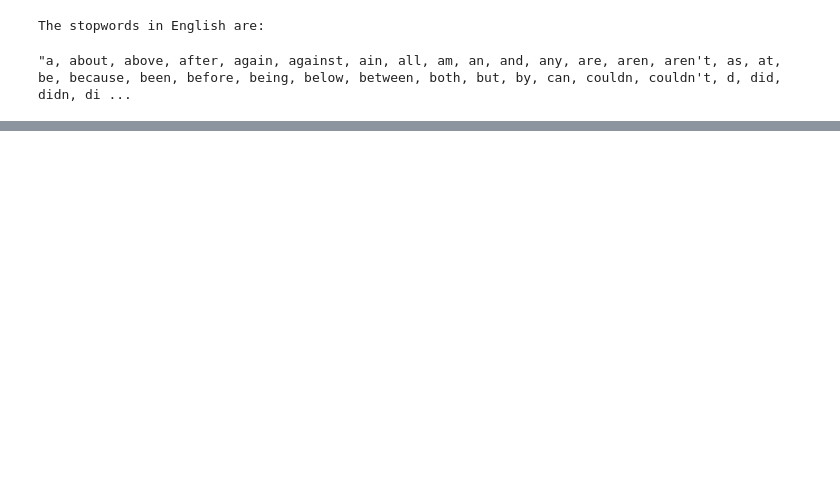
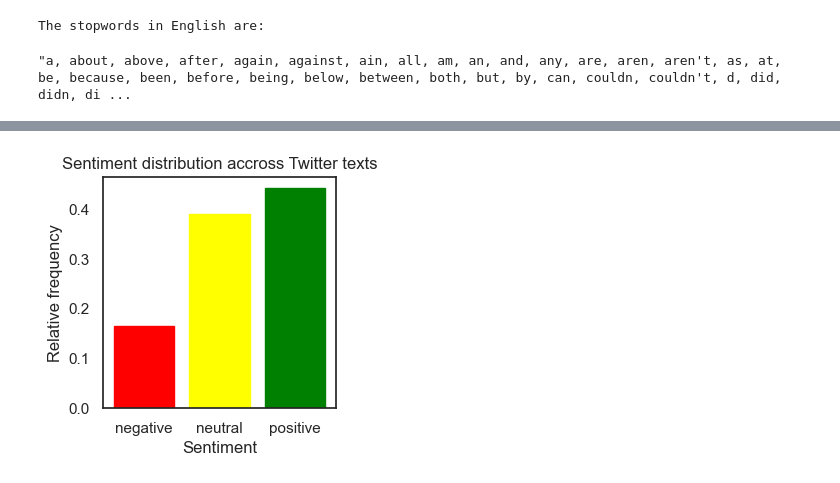
Before and after one commit to Najiyya123/twitter-sentiment-analysis-nlp, a Jupyter notebook: sentiment analysis.ipynb, the cells around one changed output, grey strips where cells are left out. Drawn from its saved outputs; the diff is of its cells as text; code cells hidden in the pictures; blank space fills up the shorter version.

```diff
--- a/sentiment analysis.ipynb
+++ b/sentiment analysis.ipynb
@@ -224,0 +246,3 @@ The stopwords in English are:
+# %%
+df['new_text'] = df['new_text'].apply(lambda x: remove_num_url_email(x))
+df.tail(2)
@@ -224,0 +299,3 @@ The stopwords in English are:
+# %%
+df['text_nlst'] = df['text_lst'].apply(lambda x: unlist(x))
+df.tail()
@@ -224,0 +309,15 @@ The stopwords in English are:
+# %%
+vaderScores = pd.DataFrame()
+vaderScores['original_text'] = df['original_text']
+vaderScores['text'] = df['text_nlst']
+
+def compute_vader_scores(df, label):
+    sid = SentimentIntensityAnalyzer()
+    df["vader_neg"] = df[label].apply(lambda x: sid.polarity_scores(x)["neg"])
+    df["vader_neu"] = df[label].apply(lambda x: sid.polarity_scores(x)["neu"])
+    df["vader_pos"] = df[label].apply(lambda x: sid.polarity_scores(x)["pos"])
+    df["vader_comp"] = df[label].apply(lambda x: sid.polarity_scores(x)["compound"])
+    return df
+
+vaderScores = compute_vader_scores(vaderScores,'text')
+vaderScores.sample(3, random_state = 2)
@@ -224,0 +329,5 @@ The stopwords in English are:
+# %%
+vaderScores['target'] = np.where(vaderScores['vader_comp'] >= 0.05, 1, np.where(vaderScores['vader_comp'] <= -0.05, -1, 0))
+vaderScores.sample(3, random_state = 2)
+df['sentiment'] = vaderScores['target']
+df.sample(3, random_state = 2)
@@ -224,0 +489,21 @@ The stopwords in English are:
+# %%
+data = df['sentiment']
+
+# Calculate relative frequencies
+relative_frequencies = data.value_counts(normalize=True)
+
+# Plotting the histogram
+plt.rcParams["figure.figsize"] = [3,3]
+bars = plt.bar(relative_frequencies.index, relative_frequencies, width=0.8)
+
+plt.title('Sentiment distribution accross Twitter texts')
+plt.xlabel('Sentiment')
+plt.ylabel('Relative frequency')
+plt.xticks([-1, 0, 1])
+plt.xticks((-1, 0, 1), ('negative', 'neutral', 'positive'))
+bars[0].set_color('green')
+bars[1].set_color('yellow')
+bars[2].set_color('red')
+plt.show()
+# %% [output]
+[figure, added]
```
Also changed, not shown: parts of 29 cells of this notebook.
